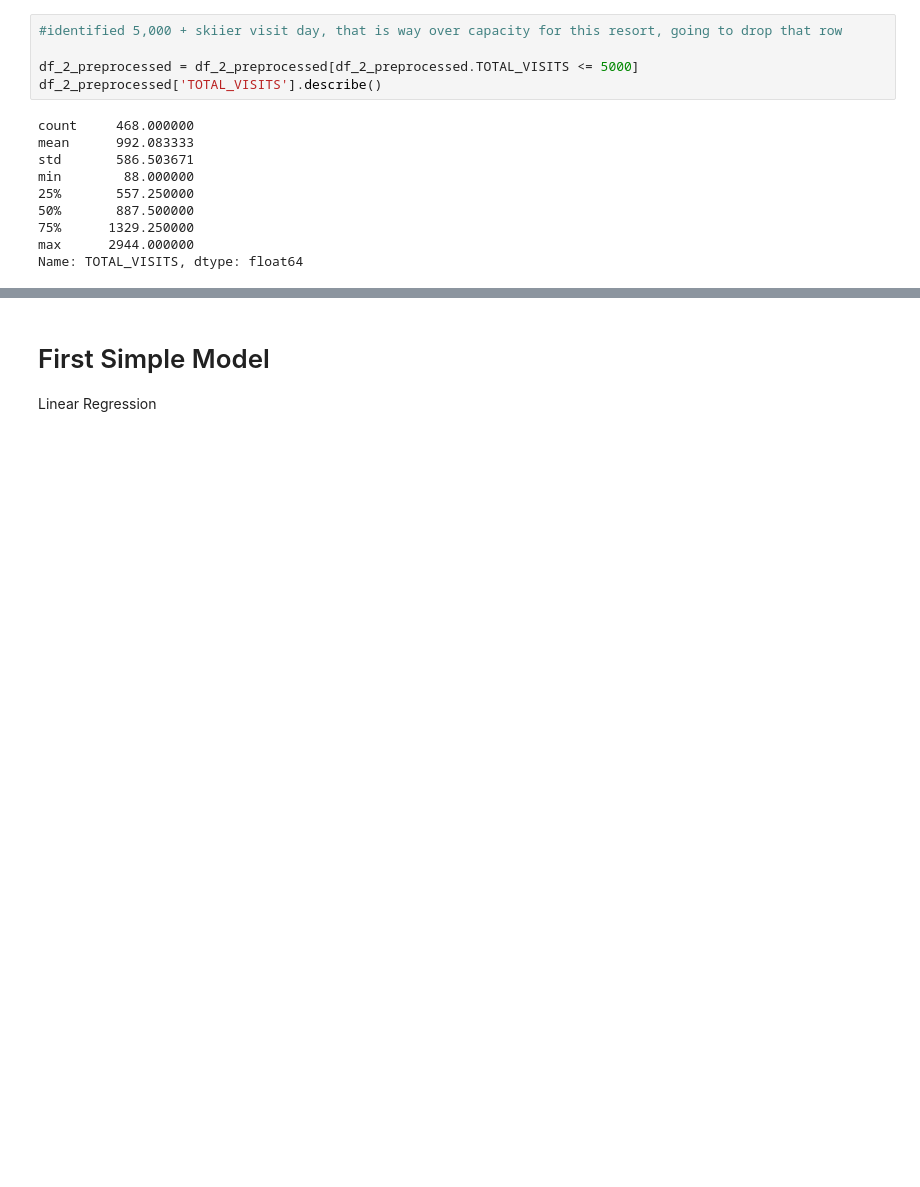
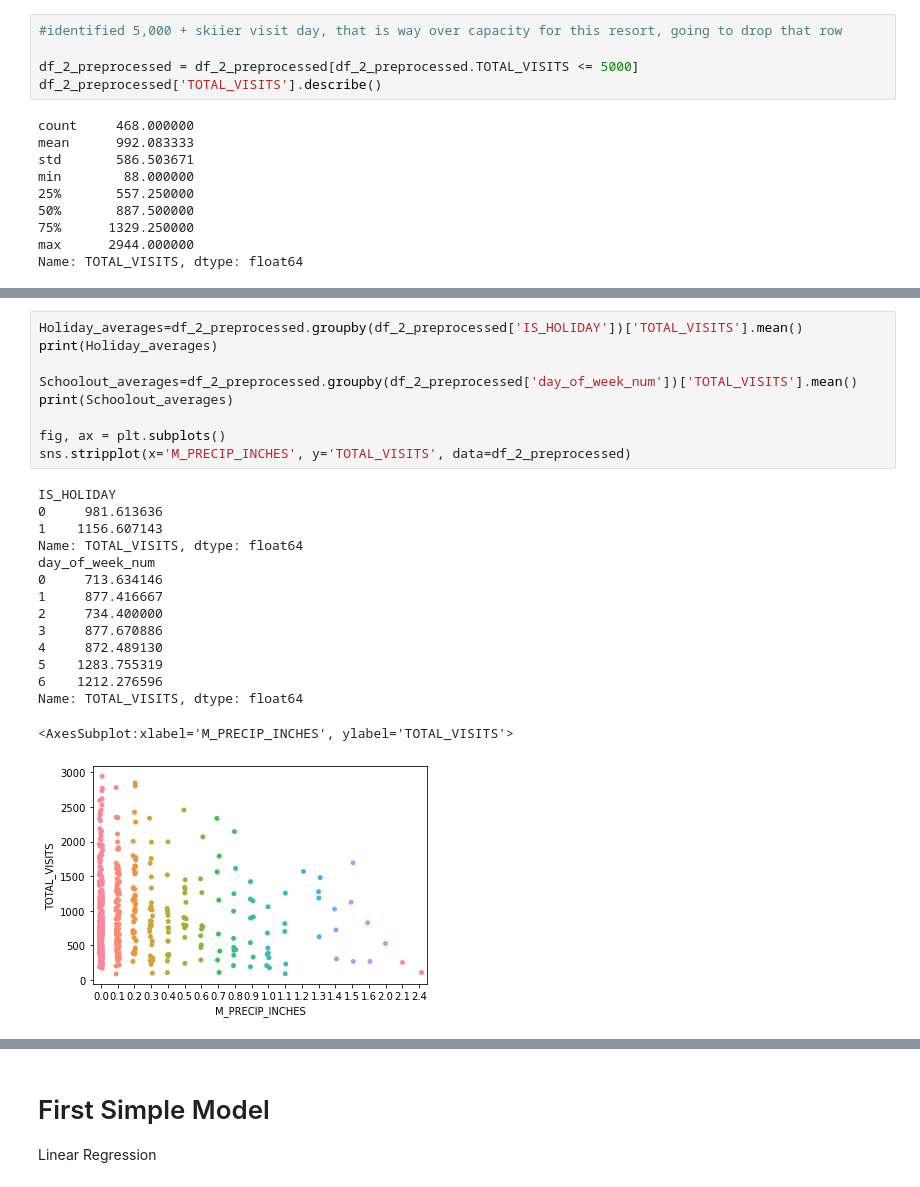
Before and after one commit to lperconti/Visitation, a Jupyter notebook: Resort2notebook.ipynb, the cells around one changed output, grey strips where cells are left out. Saved outputs shown, nothing was run; the diff lists cells and outputs as text; blank space fills up the shorter version.

```diff
--- a/Resort2notebook.ipynb
+++ b/Resort2notebook.ipynb
@@ -333,0 +353,25 @@ Name: TOTAL_VISITS, dtype: float64
+# %%
+Holiday_averages=df_2_preprocessed.groupby(df_2_preprocessed['IS_HOLIDAY'])['TOTAL_VISITS'].mean()
+print(Holiday_averages)
+
+Schoolout_averages=df_2_preprocessed.groupby(df_2_preprocessed['day_of_week_num'])['TOTAL_VISITS'].mean()
+print(Schoolout_averages)
+
+fig, ax = plt.subplots()
+sns.stripplot(x='M_PRECIP_INCHES', y='TOTAL_VISITS', data=df_2_preprocessed)
+# %% [output]
+IS_HOLIDAY
+0     981.613636
+1    1156.607143
+Name: TOTAL_VISITS, dtype: float64
+day_of_week_num
+0     713.634146
+1     877.416667
+2     734.400000
+3     877.670886
+4     872.489130
+5    1283.755319
+6    1212.276596
+Name: TOTAL_VISITS, dtype: float64
+<AxesSubplot:xlabel='M_PRECIP_INCHES', ylabel='TOTAL_VISITS'>
+[figure, added]
```
Also changed, not shown: parts of 8 cells of this notebook, 15 other files.
